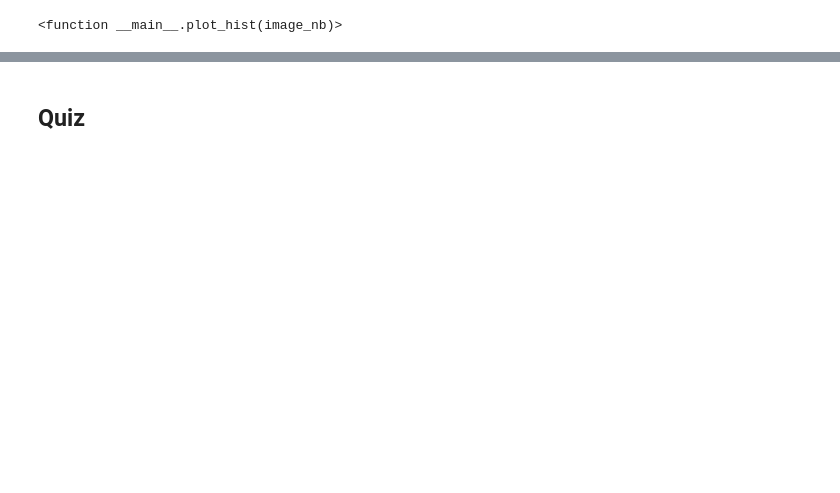
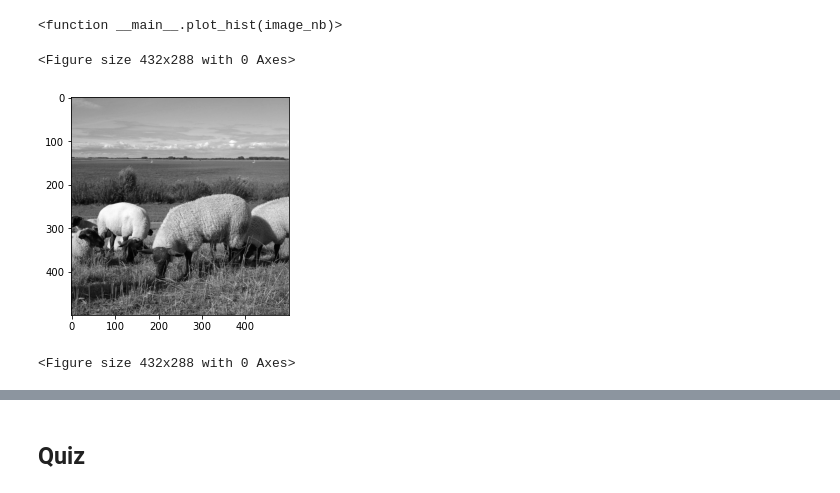
Before and after one commit to annalaine/quaxp, a Jupyter notebook: 2-2-1-contrast.ipynb, the cells around one changed output, grey strips where cells are left out. Drawn from its saved outputs; the diff is of its cells as text; code cells hidden in the pictures; blank space fills up the shorter version.

```diff
--- a/2-2-1-contrast.ipynb
+++ b/2-2-1-contrast.ipynb
@@ -99,3 +105,11 @@ interact(plot_hist,
 # %% [output]
 [interactive output not drawn]
 <function __main__.plot_hist(image_nb)>
+# %%
+image = rgb2gray(io.imread('./../additional_content/2-image/2-2-3-b3.jpg'))
+plt.imshow(image, cmap = 'gray')
+plt.figure()
+# %% [output]
+<Figure size 432x288 with 0 Axes>
+[figure, added]
+<Figure size 432x288 with 0 Axes>
```
Also changed, not shown: parts of 11 cells of this notebook.
